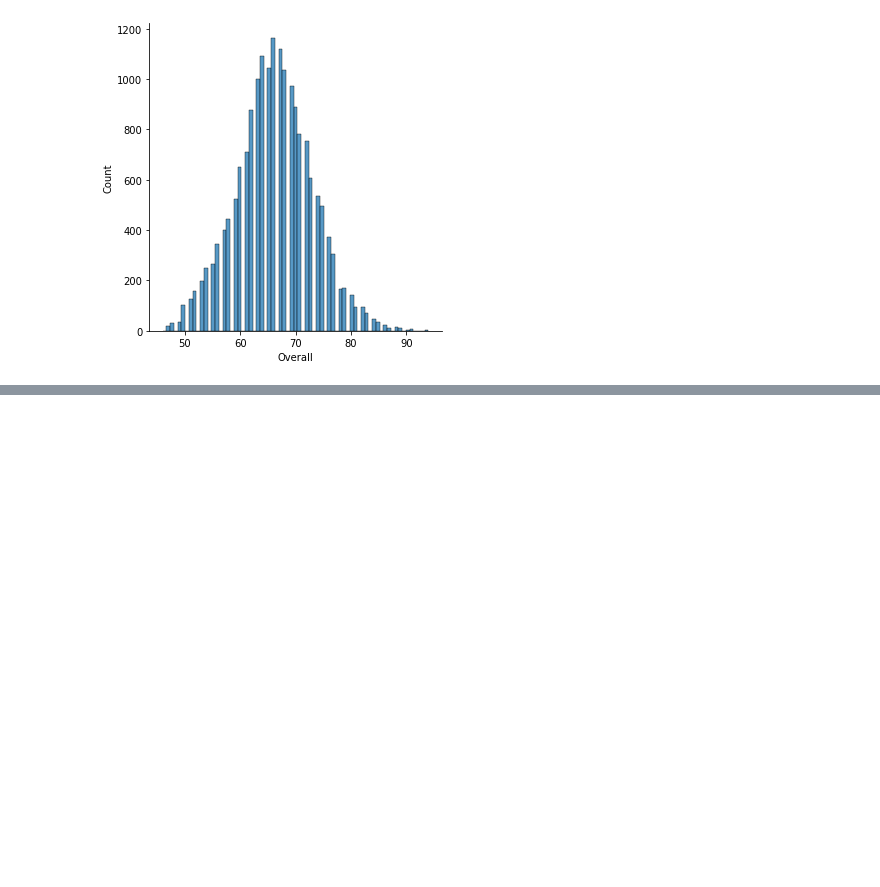
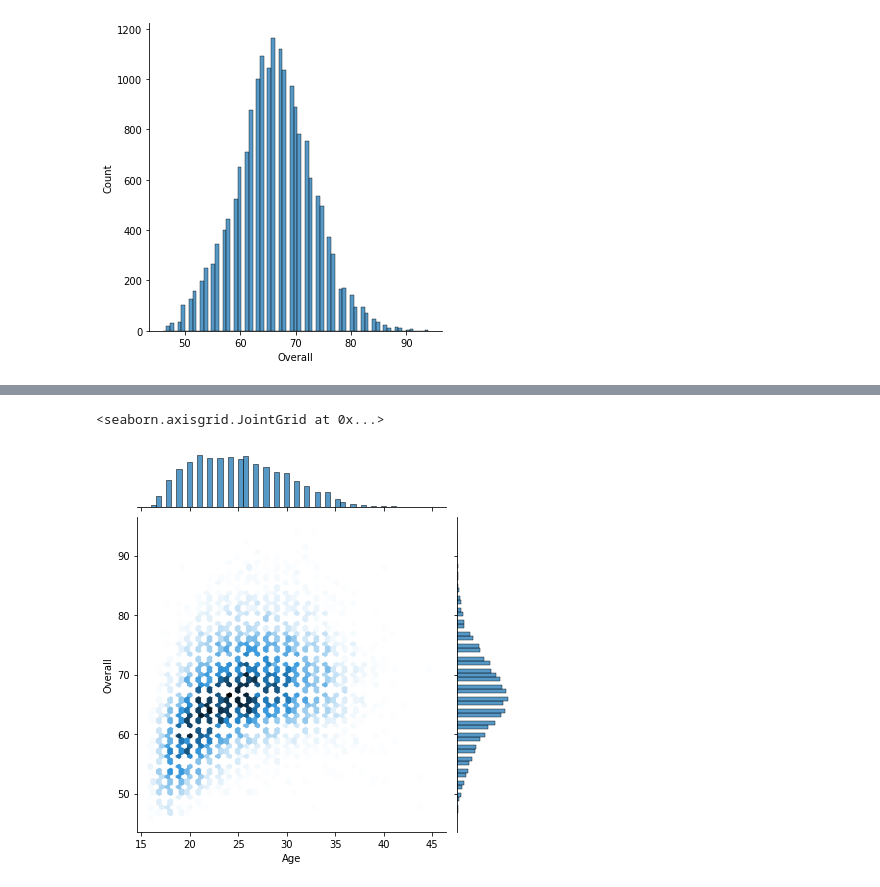
Before and after one commit to lionel5116/UpWorkStudiesPython, a Jupyter notebook: CaseStudyFIFA19.ipynb, the cells around one changed output, grey strips where cells are left out. Drawn from its saved outputs; the diff is of its cells as text; code cells hidden in the pictures; blank space fills up the shorter version.

```diff
--- a/CaseStudyFIFA19.ipynb
+++ b/CaseStudyFIFA19.ipynb
@@ -179,0 +187,6 @@ sns.displot(my_SelectFIFADS['Overall'])
+# %%
+#age vs overall rating
+sns.jointplot(x='Age',y='Overall',data=my_SelectFIFADS,kind='hex')
+# %% [output]
+<seaborn.axisgrid.JointGrid at 0x...>
+[figure, added]
```
Also changed, not shown: parts of 3 cells of this notebook.
